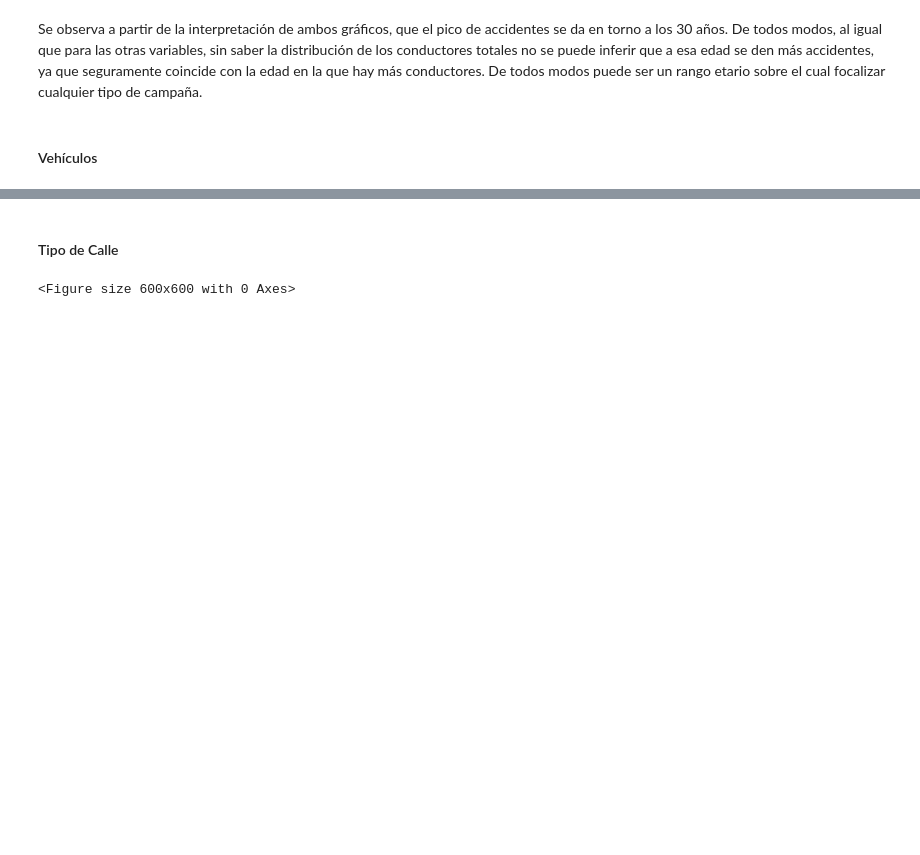
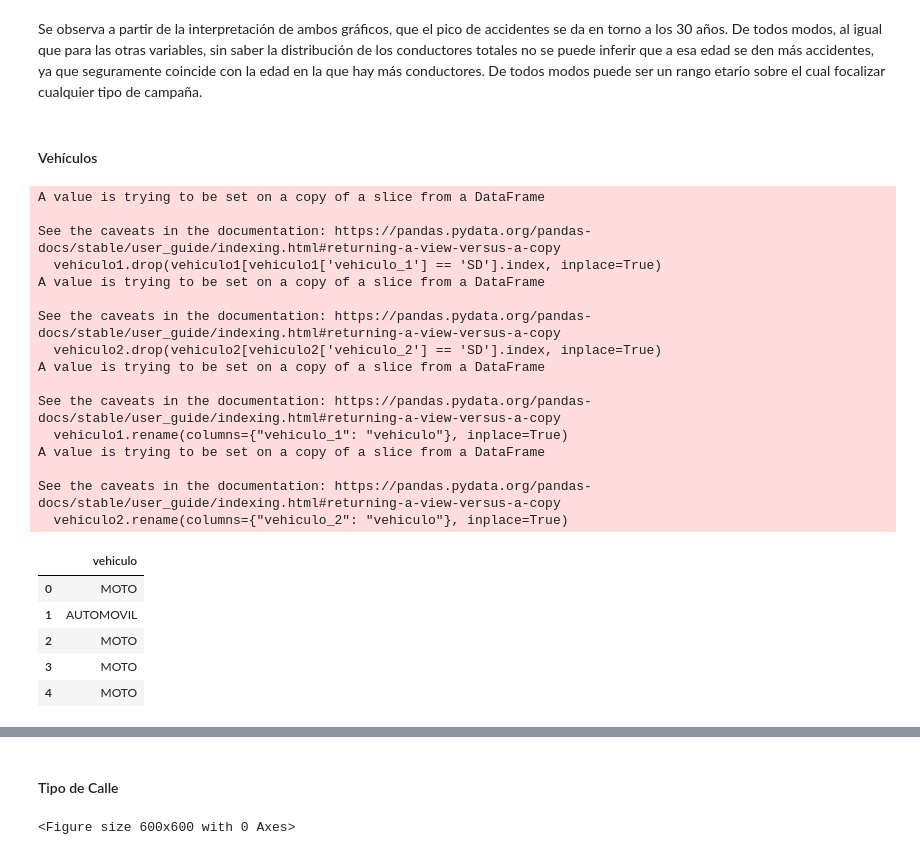
Before and after one commit to chelo1003/Henry_PI2_Accidentes, a Jupyter notebook: EDA/3_EDA_analisis.ipynb, the cells around one changed output, grey strips where cells are left out. Saved outputs shown, nothing was run; the diff lists cells and outputs as text; code cells hidden in the pictures; blank space fills up the shorter version.

```diff
--- a/EDA/3_EDA_analisis.ipynb
+++ b/EDA/3_EDA_analisis.ipynb
@@ -183,0 +181,32 @@ vehiculo_2 = df_accidentes["vehiculo_2"][df_accidentes["vehiculo_2"] != "SD"].va
+# %%
+vehiculo1 = df_accidentes[["vehiculo_1"]]
+vehiculo2 = df_accidentes[["vehiculo_2"]]
+vehiculo1.drop(vehiculo1[vehiculo1['vehiculo_1'] == 'SD'].index, inplace=True)
+vehiculo2.drop(vehiculo2[vehiculo2['vehiculo_2'] == 'SD'].index, inplace=True)
+vehiculo1.rename(columns={"vehiculo_1": "vehiculo"}, inplace=True)
+vehiculo2.rename(columns={"vehiculo_2": "vehiculo"}, inplace=True)
+vehiculo = pd.concat([vehiculo1, vehiculo2], ignore_index=True)
+vehiculo.head()
+# %% [output]
+A value is trying to be set on a copy of a slice from a DataFrame
+
+See the caveats in the documentation: https://pandas.pydata.org/pandas-docs/stable/user_guide/indexing.html#returning-a-view-versus-a-copy
+  vehiculo1.drop(vehiculo1[vehiculo1['vehiculo_1'] == 'SD'].index, inplace=True)
+A value is trying to be set on a copy of a slice from a DataFrame
+
+See the caveats in the documentation: https://pandas.pydata.org/pandas-docs/stable/user_guide/indexing.html#returning-a-view-versus-a-copy
+  vehiculo2.drop(vehiculo2[vehiculo2['vehiculo_2'] == 'SD'].index, inplace=True)
+A value is trying to be set on a copy of a slice from a DataFrame
+
+See the caveats in the documentation: https://pandas.pydata.org/pandas-docs/stable/user_guide/indexing.html#returning-a-view-versus-a-copy
+  vehiculo1.rename(columns={"vehiculo_1": "vehiculo"}, inplace=True)
+A value is trying to be set on a copy of a slice from a DataFrame
+
+See the caveats in the documentation: https://pandas.pydata.org/pandas-docs/stable/user_guide/indexing.html#returning-a-view-versus-a-copy
+  vehiculo2.rename(columns={"vehiculo_2": "vehiculo"}, inplace=True)
+|  | vehiculo |
+| 0 | MOTO |
+| 1 | AUTOMOVIL |
+| 2 | MOTO |
+| 3 | MOTO |
+| 4 | MOTO |
```
Also changed, not shown: parts of 8 cells of this notebook, 3 other files.
